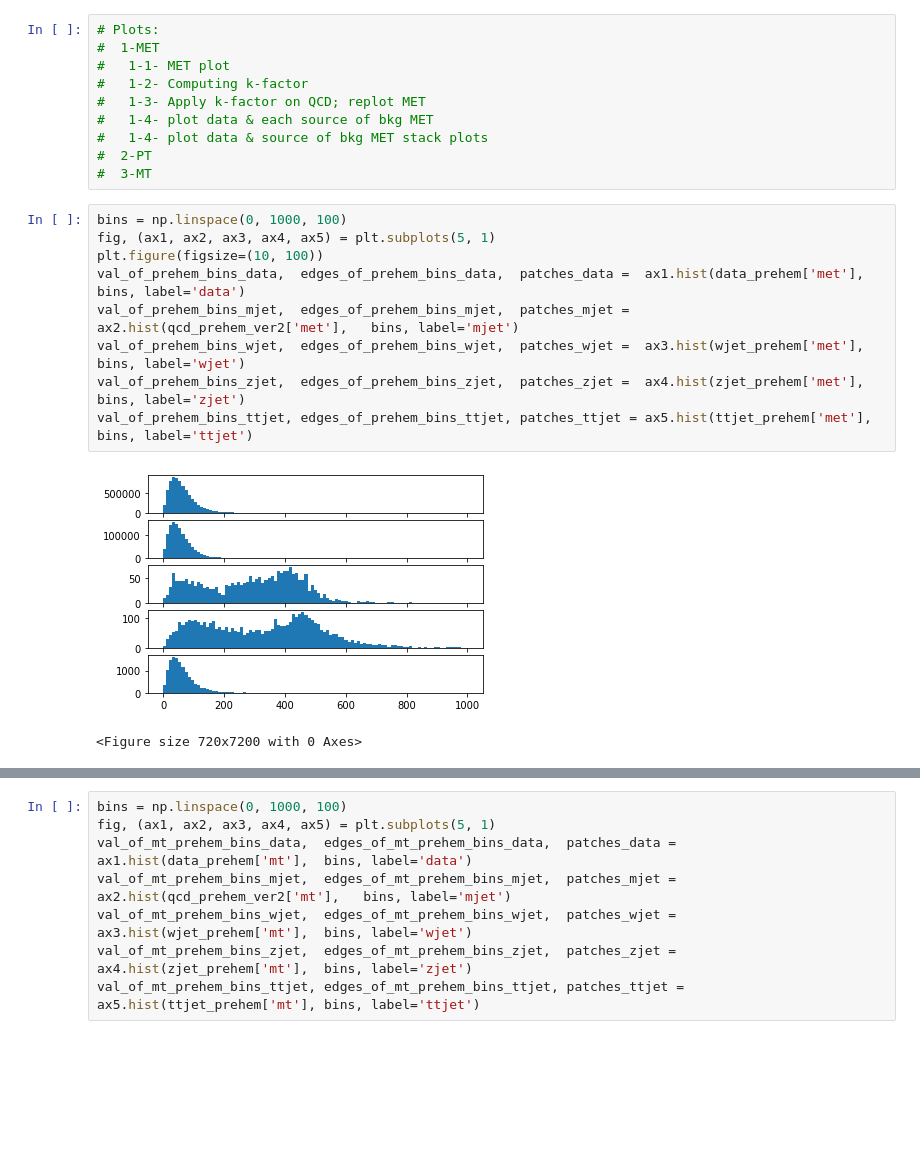
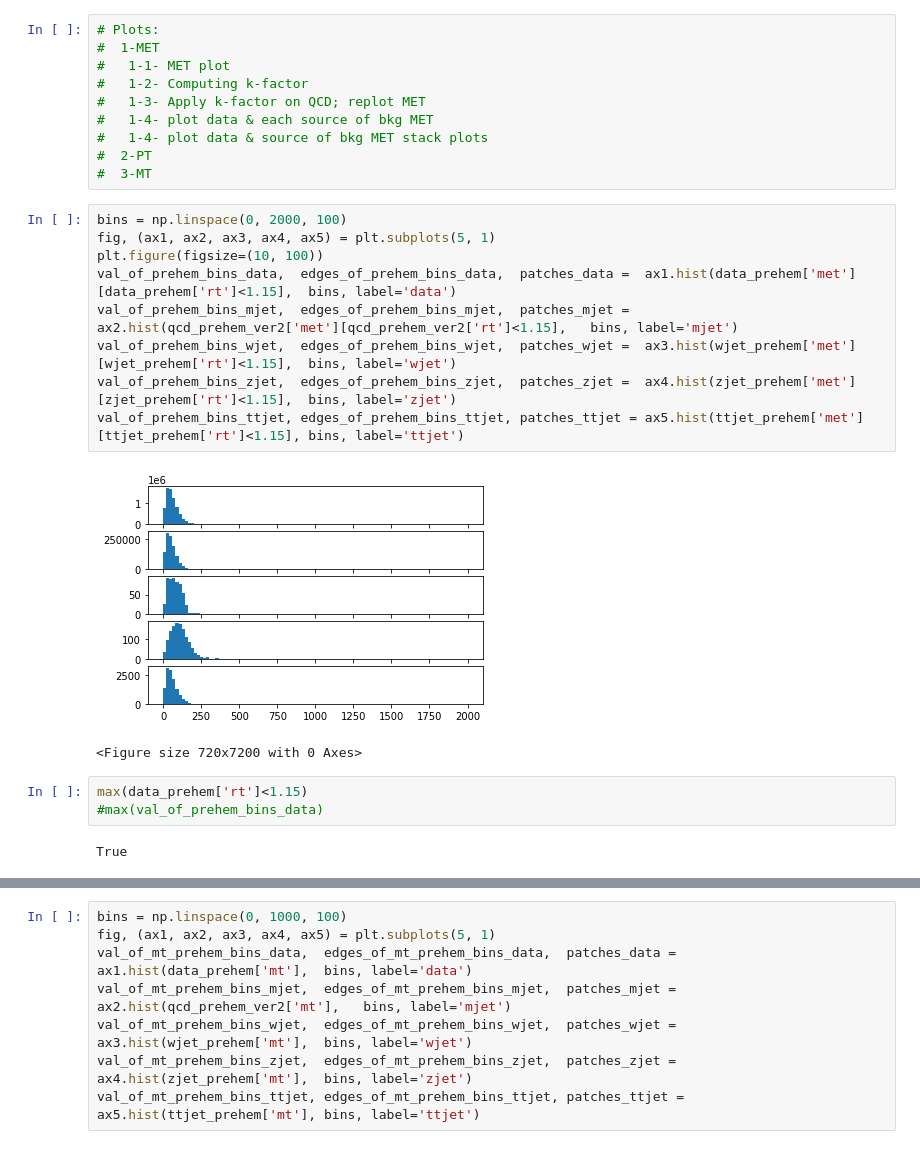
Before and after one commit to boostedsvj/svj-bdt, a Jupyter notebook: weight_correct_PreHEM.ipynb, the cells around one changed output, grey strips where cells are left out. Saved outputs shown, nothing was run; the diff lists cells and outputs as text; blank space fills up the shorter version.

```diff
--- a/weight_correct_PreHEM.ipynb
+++ b/weight_correct_PreHEM.ipynb
@@ -289,15 +315,20 @@ Data/MC:  1.344604510525328
 #  2-PT
 #  3-MT
 # %%
-bins = np.linspace(0, 1000, 100)
+bins = np.linspace(0, 2000, 100)
 fig, (ax1, ax2, ax3, ax4, ax5) = plt.subplots(5, 1)
 plt.figure(figsize=(10, 100))
-val_of_prehem_bins_data,  edges_of_prehem_bins_data,  patches_data =  ax1.hist(data_prehem['met'],  bins, label='data')
-val_of_prehem_bins_mjet,  edges_of_prehem_bins_mjet,  patches_mjet =  ax2.hist(qcd_prehem_ver2['met'],   bins, label='mjet')
-val_of_prehem_bins_wjet,  edges_of_prehem_bins_wjet,  patches_wjet =  ax3.hist(wjet_prehem['met'],  bins, label='wjet')
-val_of_prehem_bins_zjet,  edges_of_prehem_bins_zjet,  patches_zjet =  ax4.hist(zjet_prehem['met'],  bins, label='zjet')
-val_of_prehem_bins_ttjet, edges_of_prehem_bins_ttjet, patches_ttjet = ax5.hist(ttjet_prehem['met'], bins, label='ttjet')
+val_of_prehem_bins_data,  edges_of_prehem_bins_data,  patches_data =  ax1.hist(data_prehem['met'][data_prehem['rt']<1.15],  bins, label='data')
+val_of_prehem_bins_mjet,  edges_of_prehem_bins_mjet,  patches_mjet =  ax2.hist(qcd_prehem_ver2['met'][qcd_prehem_ver2['rt']<1.15],   bins, label='mjet')
+val_of_prehem_bins_wjet,  edges_of_prehem_bins_wjet,  patches_wjet =  ax3.hist(wjet_prehem['met'][wjet_prehem['rt']<1.15],  bins, label='wjet')
+val_of_prehem_bins_zjet,  edges_of_prehem_bins_zjet,  patches_zjet =  ax4.hist(zjet_prehem['met'][zjet_prehem['rt']<1.15],  bins, label='zjet')
+val_of_prehem_bins_ttjet, edges_of_prehem_bins_ttjet, patches_ttjet = ax5.hist(ttjet_prehem['met'][ttjet_prehem['rt']<1.15], bins, label='ttjet')
 # %% [output]
-[figure, old version]
+[figure, new version]
 <Figure size 720x7200 with 0 Axes>
+# %%
+max(data_prehem['rt']<1.15)
+#max(val_of_prehem_bins_data)
+# %% [output]
+True
 # %%
```
Also changed, not shown: parts of 20 cells of this notebook, 1 other file.
